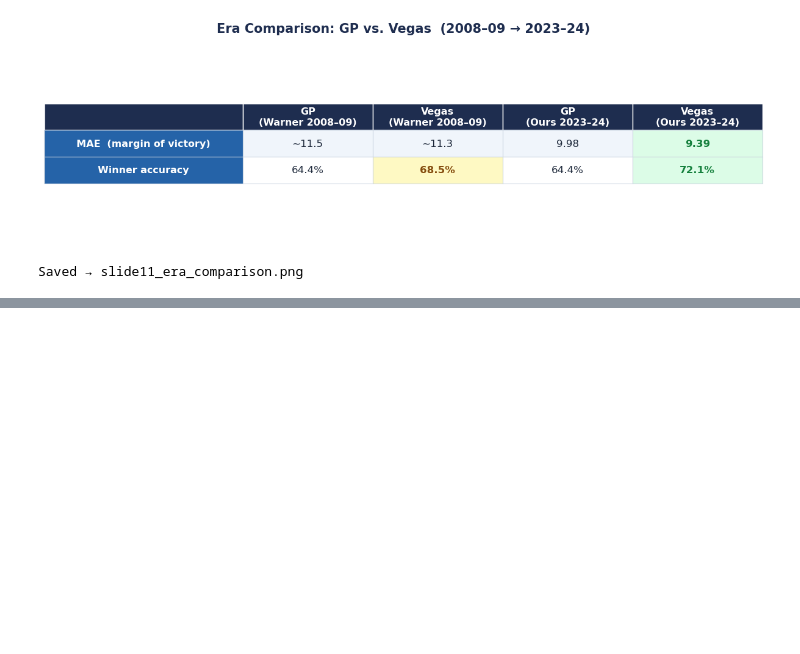
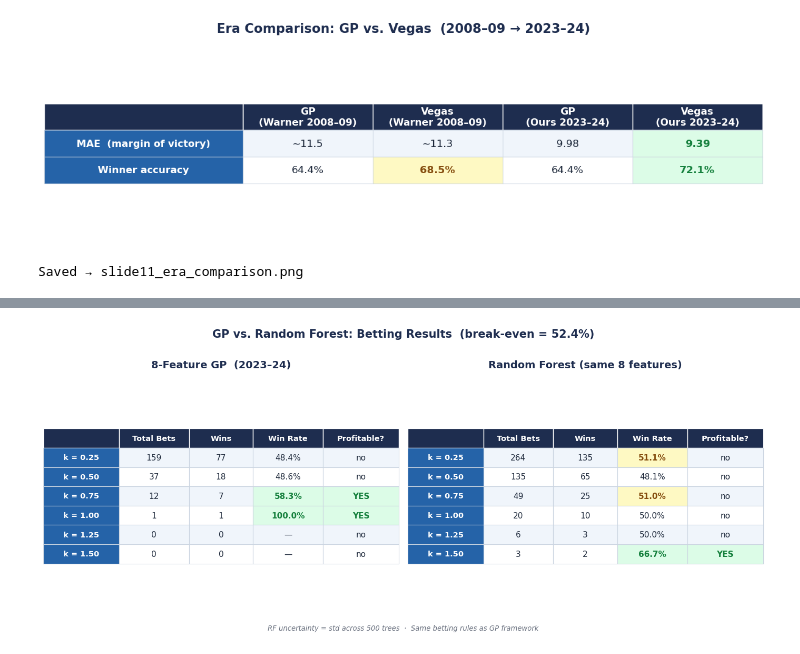
Before and after one commit to natekrall24/NFLSpreadPrediction, a Jupyter notebook: nfl_gp_starter.ipynb, the cells around one changed output, grey strips where cells are left out. Saved outputs shown, nothing was run; the diff lists cells and outputs as text; code cells hidden in the pictures; blank space fills up the shorter version.

```diff
--- a/nfl_gp_starter.ipynb
+++ b/nfl_gp_starter.ipynb
@@ -917,0 +1000,10 @@ print("Saved → slide13_betting_framework.png")
+# %%
+BREAKEVEN = 0.524
+k_vals = [0.25, 0.5, 0.75, 1.0, 1.25, 1.5]
+
+print(f"{'k':<8} {'GP Bets':>8} {'GP WR':>8} {'RF Bets':>8} {'RF WR':>8}")
+print("-" * 44)
+for k in k_vals:
+    gp_r = betting_rows(test_sel, [k])[0]
+    rf_r = betting_rows(test_rf,  [k])[0]
+    print(f"{k:<8.2f} {gp_r[0]:>8} {gp_r[2]:>8} {rf_r[0]:>8} {rf_r[2]:>8}")
@@ -917,0 +1019,47 @@ print("Saved → slide13_betting_framework.png")
+# %%
+import matplotlib.pyplot as plt
+
+NAVY="1e2d4f"; BLU_HDR="#2563a8"; ALT_ROW="#f0f5fb"; MAIN_ROW="#ffffff"
+GRN_BG="#dcfce7"; GRN_TXT="#15803d"; YLW_BG="#fef9c3"; YLW_TXT="#854d0e"
+BORDER="#cbd5e1"; WHITE="#ffffff"; TXT="#1e293b"
+NAVY="#1e2d4f"
+
+fig, axes = plt.subplots(1, 2, figsize=(14, 5.5))
+fig.patch.set_facecolor(WHITE)
+fig.suptitle("GP vs. Random Forest: Betting Results  (break-even = 52.4%)",
+             fontsize=15, fontweight="bold", color=NAVY, y=1.01)
+
+for ax, (label, test_df) in zip(axes, [
+    ("8-Feature GP  (2023–24)",            test_sel),
+    ("Random Forest (same 8 features)",    test_rf),
+]):
+    rows = betting_rows(test_df, k_vals)
+    hl = {}
+    for i, row in enumerate(rows):
+        if row[2] == "—": continue
+        rate = float(row[2].strip("%")) / 100
+        if int(row[0]) == 0: continue
+        if rate > BREAKEVEN:
+            hl[(i, 2)] = "green"; hl[(i, 3)] = "green"
+        elif rate >= BREAKEVEN - 0.02:
+            hl[(i, 2)] = "yellow"
+
+    draw_table(ax,
+               title=label,
+               col_headers=["Total Bets", "Wins", "Win Rate", "Profitable?"],
+               row_labels=[f"k = {k:.2f}" for k in k_vals],
+               data=rows,
+               col_widths=[1.3, 1.2, 1.1, 1.2, 1.3],
+               highlight=hl,
+               fontsize=11,
+               row_scale=2.1)
+
+fig.text(0.5, -0.03,
+         "RF uncertainty = std across 500 trees  ·  Same betting rules as GP framework",
+         ha="center", fontsize=9.5, color="#6b7280", style="italic")
+
+plt.tight_layout(pad=1.2)
+plt.savefig("slide_gp_vs_rf_betting.png", dpi=180, bbox_inches="tight", facecolor=WHITE)
+plt.show()
+# %% [output]
+[figure, added]
```
Also changed, not shown: parts of 16 cells of this notebook, 7 other files.
